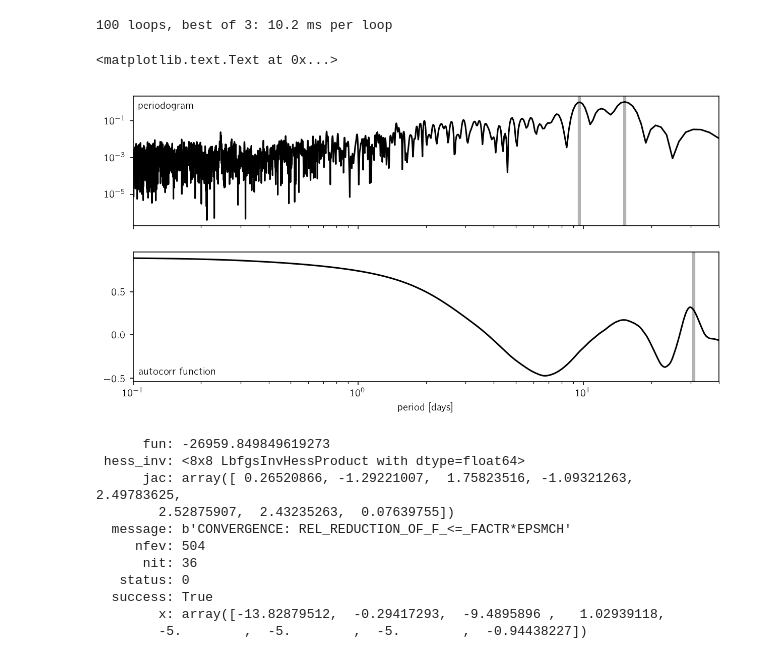
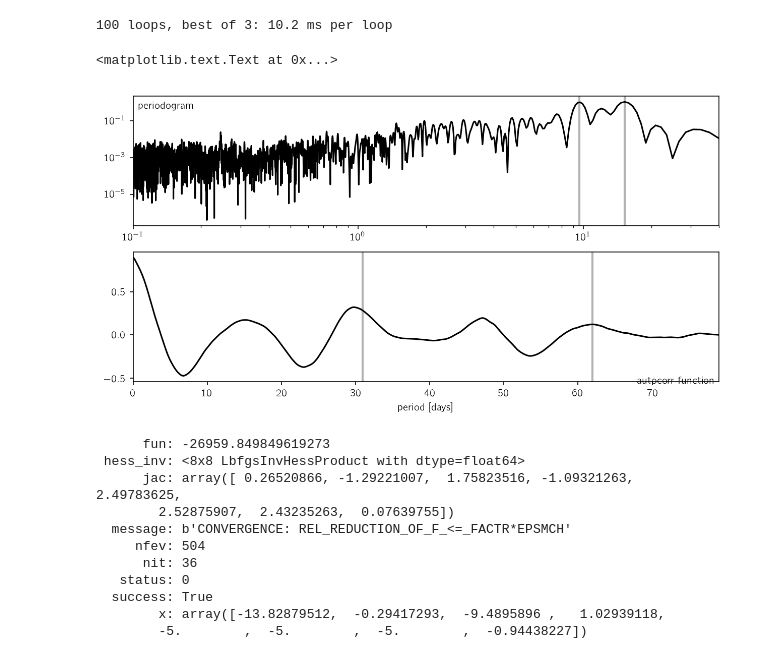
Before and after one commit to dfm/rotate, a Jupyter notebook: exp.ipynb, the cells around one changed output. Saved outputs shown, nothing was run; the diff lists cells and outputs as text; code cells hidden in the pictures.

Commit message:
better plots

```diff
--- a/exp.ipynb
+++ b/exp.ipynb
@@ -41,33 +41,35 @@ model.autocorr_period, model.lomb_scargle_period
 # %% [output]
 100 loops, best of 3: 10.2 ms per loop
 # %%
-fig, axes = plt.subplots(2, 1, figsize=(10, 5), sharex=True)
+fig, axes = plt.subplots(2, 1, figsize=(10, 5))
 
 ax = axes[0]
 freq, power = model.lomb_scargle_result["periodogram"]
 period = 1.0 / freq
 ax.loglog(period, power, "k")
 for peak in model.lomb_scargle_result["peaks"]:
-    ax.axvline(peak["period"], color="k", alpha=0.3, lw=3)
+    ax.axvline(peak["period"], color="k", alpha=0.3, lw=2)
 ax.annotate("periodogram", xy=(0, 1), xycoords="axes fraction",
             ha="left", va="top", xytext=(5, -5), textcoords="offset points")
+ax.set_xlim(model.min_period, model.max_period)
 
 ax = axes[1]
 tau, acor = model.autocorr_result["autocorr"]
 ax.plot(tau, acor, "k")
 for peak in model.autocorr_result["peaks"]:
-    ax.axvline(peak["period"], color="k", alpha=0.3, lw=3)
-
-# ax.plot(model.t, model.fdet, ".k", alpha=0.5, ms=4, mec="none")
-# ax.plot(xx, gp_pred, lw=1)
-ax.set_xlim(model.min_period, model.max_period)
-ax.annotate("autocorr function", xy=(0, 0), xycoords="axes fraction",
-            ha="left", va="bottom", xytext=(5, 5), textcoords="offset points")
+    period = peak["period"]
+    t = period
+    while t < model.t.max():
+        ax.axvline(t, color="k", alpha=0.3, lw=2)
+        t += period
+ax.set_xlim(0, model.t.max() - model.t.min())
+ax.annotate("autocorr function", xy=(1, 0), xycoords="axes fraction",
+            ha="right", va="top", xytext=(-5, 5), textcoords="offset points")
 
 ax.set_xlabel("period [days]")
 # %% [output]
 <matplotlib.text.Text at 0x...>
-[figure, old version]
+[figure, new version]
 # %%
 model.optimize()
 # %% [output]
```
Also changed, not shown: 1 other file.
